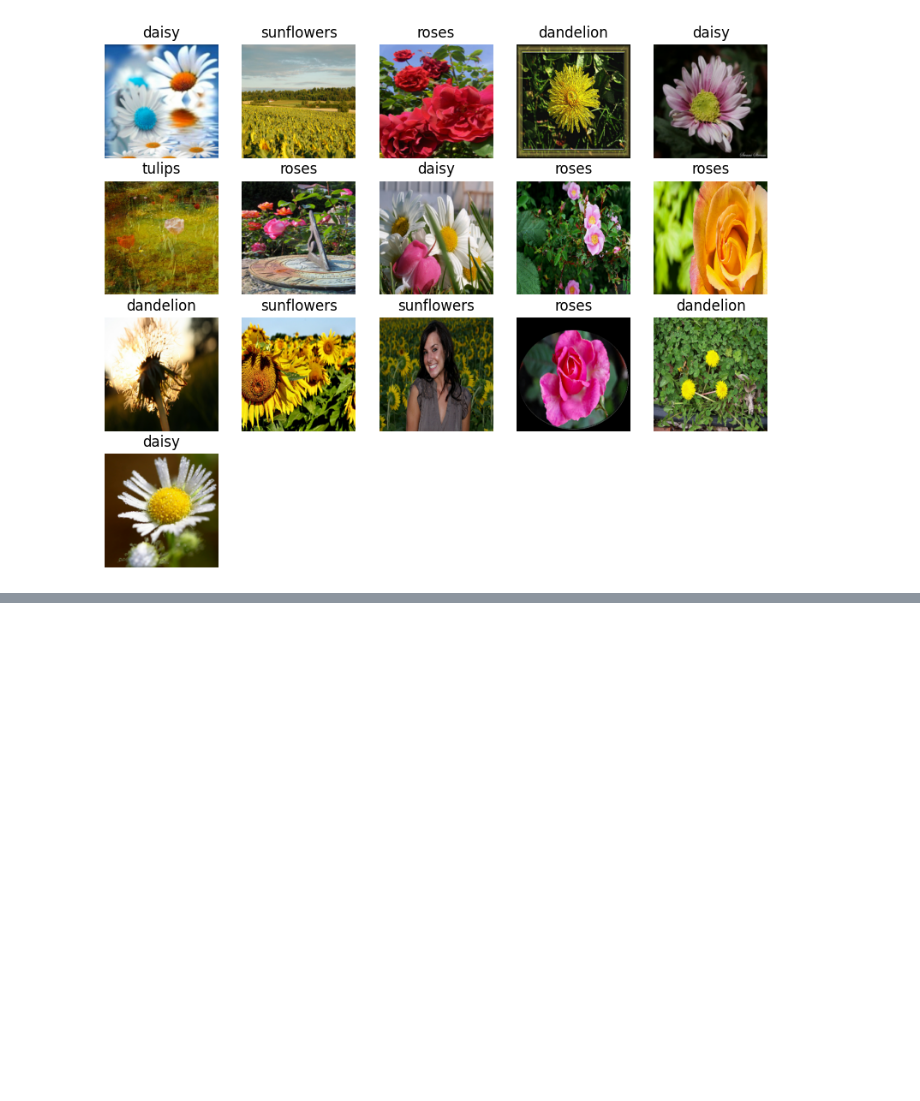
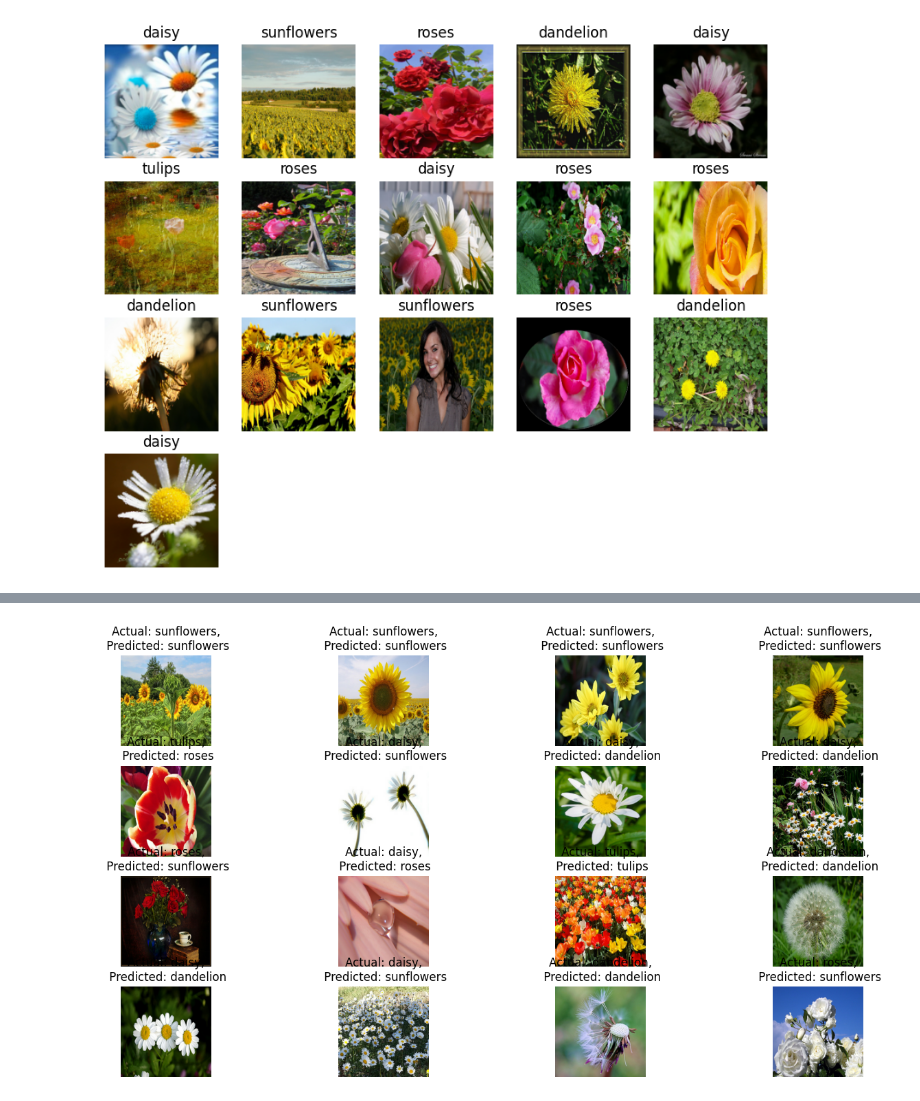
Before and after one commit to prashantiyaramareddy/AI-ML-Learnings, a Jupyter notebook: ComputerVision/Linear_NN_for_images.ipynb, the cells around one changed output, grey strips where cells are left out. Drawn from its saved outputs; the diff is of its cells as text; code cells hidden in the pictures; blank space fills up the shorter version.

```diff
--- a/ComputerVision/Linear_NN_for_images.ipynb
+++ b/ComputerVision/Linear_NN_for_images.ipynb
@@ -99,0 +208,36 @@ for image_batch, label_batch in train_dataset.take(2):
+# %%
+import numpy as np
+import matplotlib.pyplot as plt
+import math
+
+# Get the class names
+for images, labels in eval_dataset.take(1):
+  # Get model predictions to this batch
+  batch_predictions = model.predict(images)
+  predicted_indices = tf.argmax(batch_predictions, axis=1)
+
+  # Number of images in this batch
+  num_images = images.shape[0]
+
+  # Configure how many images to display per row
+  num_cols = 4
+  num_rows = math.ceil(num_images/num_cols)
+
+  # Create a figure to display the images
+  plt.figure(figsize=(2*2*num_cols, 2*num_rows))
+
+  for i in range(num_images):
+   plt.subplot(num_rows, 2*num_cols, 2*i+1)
+   plt.imshow(images[i])
+   plt.title(CLASS_NAMES[labels[i]])
+   plt.axis("off")
+
+   pred_class = CLASS_NAMES[predicted_indices[i]]
+   actual_class = CLASS_NAMES[labels[i]]
+
+   plt.title(f"Actual: {actual_class},\n Predicted: {pred_class}")
+   plt.axis("off")
+
+
+  plt.show()
+# %% [output]
@@ -99,0 +245 @@ for image_batch, label_batch in train_dataset.take(2):
+[figure, added]
```
Also changed, not shown: parts of 5 cells of this notebook.
